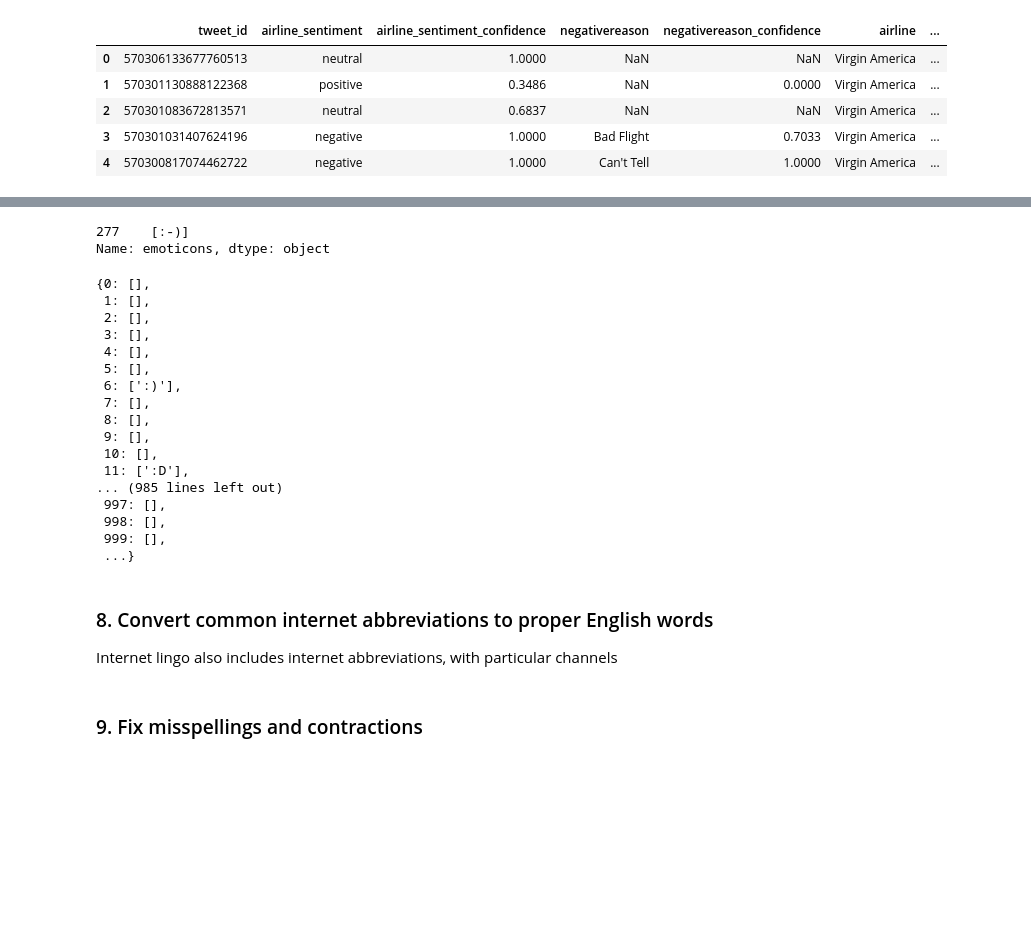
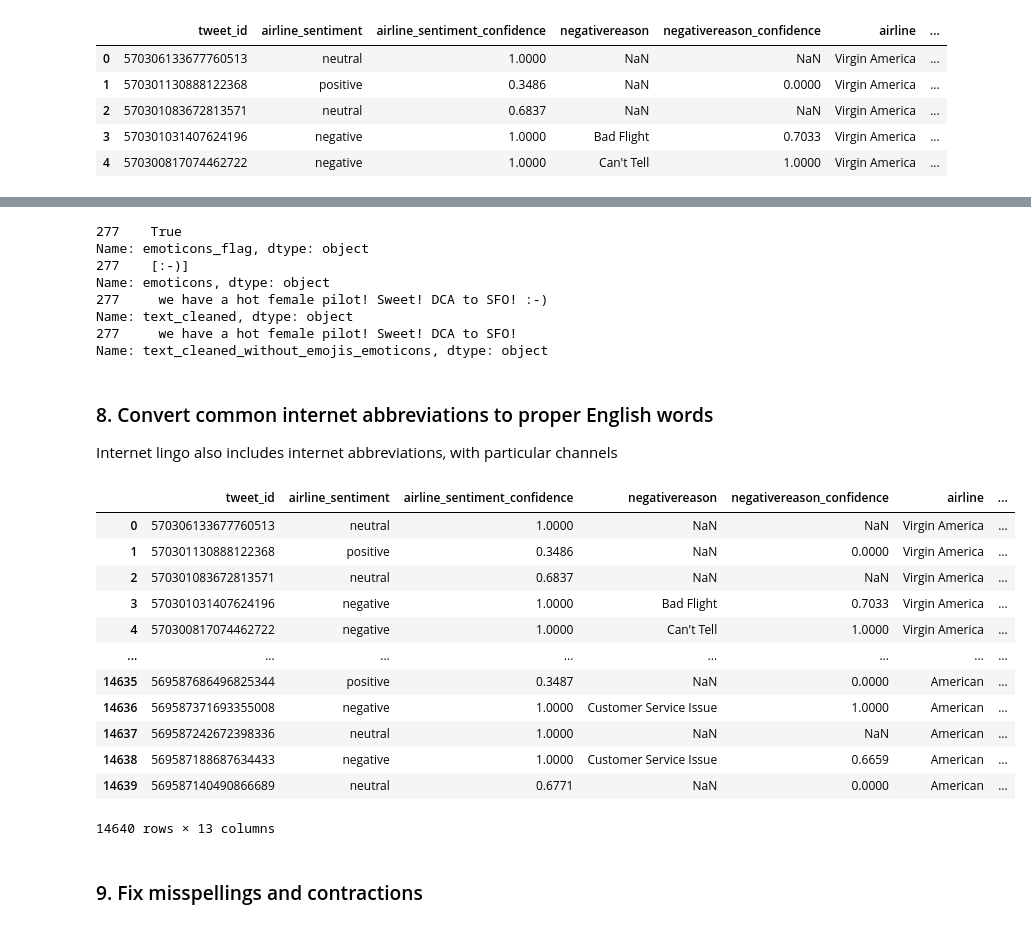
Before and after one commit to DataKnightsAI/Text-Sentiment-Analysis-for-Twitter, a Jupyter notebook: notebooks/Data Preparation.ipynb, the cells around one changed output, grey strips where cells are left out. Cells and saved outputs as stored; diff of their text form; code cells hidden in the pictures; blank space fills up the shorter version.

Commit message:
Finished extraction/removal of emojis and emoticons

```diff
--- a/notebooks/Data Preparation.ipynb
+++ b/notebooks/Data Preparation.ipynb
@@ -284,9 +282,0 @@ NameError: name 'df_tweets_2' is not defined
-# %%
-#this function will remove any emoticons
-#accepts the following parameters:
-#(1) text_cleaned: roughly cleaned text in String o parse through and remove emojis and emoticons
-#(2) emoticons: emoticons object created by emot.emoji() (for more information see above)
-
-#returns the cleaned up text without emoticons
-
-def remove_emoticons(text_cleaned, emoticons):
@@ -317,6 +355,11 @@ def extract_emojis(df_tweets):
         #print('EMOJIS: ' + str(emojis))
         #print('EMOTICONS: ' + str(emoticons))
 
+        ##When using emot.emoticons, the output when flag=False is inconsistent, it either is
+        #(a) {'value': [], 'mean': [], 'location': [], 'flag': False}, or
+        #(b) {'flag': False}
+
+        #Therefore we have a bunch of try-except the aforementioned exception that will be raised, and set the values manually
         try:
             df_tweets_2.at[i, 'emojis_flag'] = emojis['flag']
         except:
@@ -343,10 +386,19 @@ def extract_emojis(df_tweets):
             df_tweets_2.at[i, 'emoticons'] = []
 
         #afterwards, we need to remove emojis and emoticons from the
-        df_tweets_2.at[i, 'text_cleaned_without_emojis_emoticons'] = remove_emojis(
-            text_cleaned,
-            emojis
-        )
+        if df_tweets_2.at[i, 'emojis_flag'] == True:
+            df_tweets_2.at[i, 'text_cleaned_without_emojis_emoticons'] = remove_emojis(
+                text_cleaned,
+                df_tweets_2.at[i, 'emojis_flag'],
+                df_tweets_2.at[i, 'emojis']
+            )
+
+        if df_tweets_2.at[i, 'emoticons_flag'] == True:
+            df_tweets_2.at[i, 'text_cleaned_without_emojis_emoticons'] = remove_emoticons(
+                text_cleaned,
+                df_tweets_2.at[i, 'emoticons_flag'],
+                df_tweets_2.at[i, 'emoticons']
+            )
 
     return df_tweets_2
 # %%
@@ -397,29 +449,16 @@ Name: emojis, dtype: object
 # %%
 #Sanity check: briefly check some examples where we know emojis and emoticons do exist
 df_example2 = df_tweets_2.loc[df_tweets_2['tweet_id'] == 568890074164809728]
-df_example2['emoticons']
+print(df_example2['emoticons_flag'])
+print(df_example2['emoticons'])
+print(df_example2['text_cleaned'])
+print(df_example2['text_cleaned_without_emojis_emoticons'])
 # %% [output]
+277    True
+Name: emoticons_flag, dtype: object
 277    [:-)]
 Name: emoticons, dtype: object
+277     we have a hot female pilot! Sweet! DCA to SFO! :-)
+Name: text_cleaned, dtype: object
+277     we have a hot female pilot! Sweet! DCA to SFO!
+Name: text_cleaned_without_emojis_emoticons, dtype: object
-# %%
-lol2 = df_tweets_2['emoticons']
-lol2_dict = lol2.to_dict()
-lol2_dict
-# %% [output]
-{0: [],
- 1: [],
- 2: [],
- 3: [],
- 4: [],
- 5: [],
- 6: [':)'],
- 7: [],
- 8: [],
- 9: [],
- 10: [],
- 11: [':D'],
-... (985 lines left out)
- 997: [],
- 998: [],
- 999: [],
- ...}
@@ -431,5 +465,21 @@ lol_dict[0]['flag']
 # %% [markdown]
 ### 8. Convert common internet abbreviations to proper English words
 Internet lingo also includes internet abbreviations, with particular channels
+# %%
+df_tweets_2
+# %% [output]
+|  | tweet_id | airline_sentiment | airline_sentiment_confidence | negativereason | negativereason_confidence | airline | ... |
+| 0 | 570306133677760513 | neutral | 1.0000 | NaN | NaN | Virgin America | ... |
+| 1 | 570301130888122368 | positive | 0.3486 | NaN | 0.0000 | Virgin America | ... |
+| 2 | 570301083672813571 | neutral | 0.6837 | NaN | NaN | Virgin America | ... |
+| 3 | 570301031407624196 | negative | 1.0000 | Bad Flight | 0.7033 | Virgin America | ... |
+| 4 | 570300817074462722 | negative | 1.0000 | Can't Tell | 1.0000 | Virgin America | ... |
+| ... | ... | ... | ... | ... | ... | ... | ... |
+| 14635 | 569587686496825344 | positive | 0.3487 | NaN | 0.0000 | American | ... |
+| 14636 | 569587371693355008 | negative | 1.0000 | Customer Service Issue | 1.0000 | American | ... |
+| 14637 | 569587242672398336 | neutral | 1.0000 | NaN | NaN | American | ... |
+| 14638 | 569587188687634433 | negative | 1.0000 | Customer Service Issue | 0.6659 | American | ... |
+| 14639 | 569587140490866689 | neutral | 0.6771 | NaN | 0.0000 | American | ... |
+14640 rows × 13 columns
 # %% [markdown]
 ### 9. Fix misspellings and contractions
```
Also changed, not shown: parts of 12 cells of this notebook.
